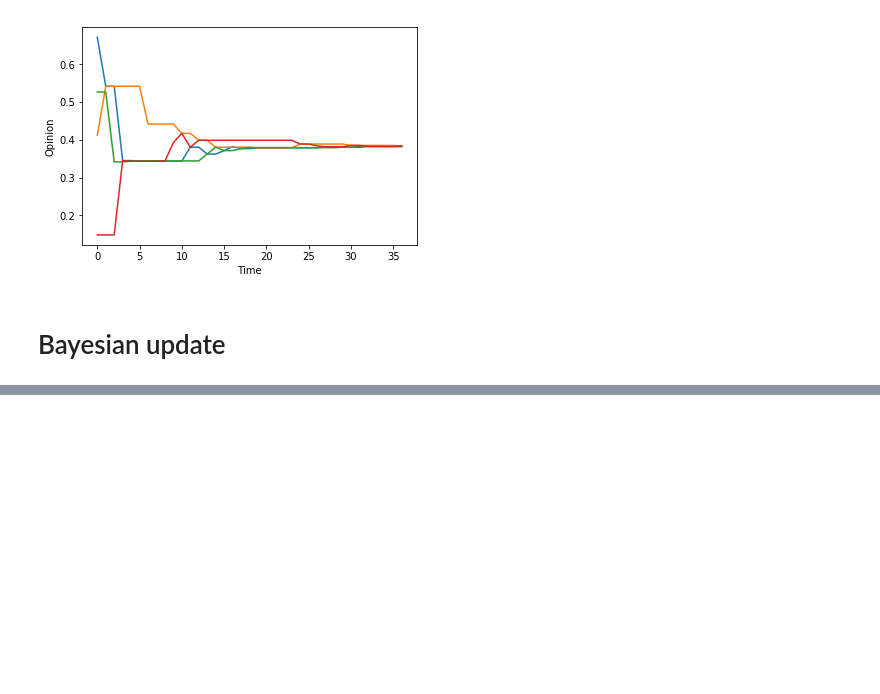
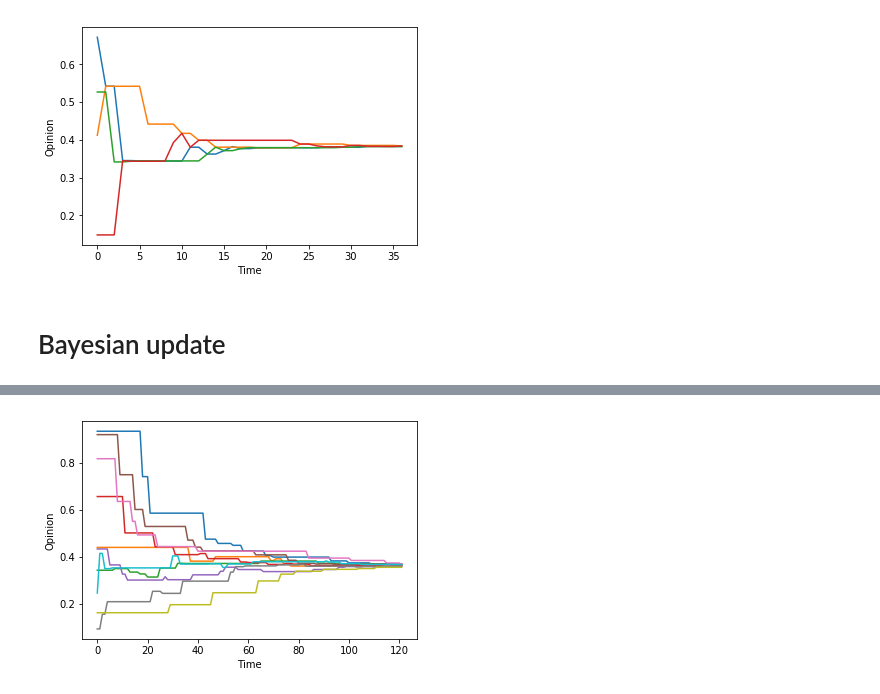
Before and after one commit to andresantoro/Social_Consensus, a Jupyter notebook: dynamic_solver/FastConsensusSolver/examples.ipynb, the cells around one changed output, grey strips where cells are left out. Saved outputs shown, nothing was run; the diff lists cells and outputs as text; code cells hidden in the pictures; blank space fills up the shorter version.

Commit message:
Created Bayesian update solvers, for both annealed and quenched

```diff
--- a/dynamic_solver/FastConsensusSolver/examples.ipynb
+++ b/dynamic_solver/FastConsensusSolver/examples.ipynb
@@ -143,0 +152,14 @@ plt.show()
+# %%
+from FastConsensusSolver import BayesianAnnealedSolver
+import matplotlib.pyplot as plt
+import numpy as np
+
+#define the system
+N = 10
+priority_dict = {i : i for i in range(N)}
+influence_dict = {i: 0.5 for i in range(N)}
+eta = 0.5
+seed = np.random.randint(0, 10**8)
+
+#define the solver with initial random state
+cs = BayesianAnnealedSolver(priority_dict, influence_dict, eta, seed)
@@ -143,0 +170,24 @@ plt.show()
+# %%
+#get the raw data for temporal evolution of state
+initial_state = cs.get_initial_state_vector()
+history_vector = cs.get_history_vector()
+
+#get the variation from the history and update state
+node_vector = np.arange(0,N)
+time_vector = np.arange(len(history_vector)+1)
+temporal_state_dict = {node: [opinion] for node, opinion in zip(node_vector, initial_state)}
+for t in time_vector[:-1]:
+    for node, temporal_opinion_vector in temporal_state_dict.items():
+        if history_vector[t][0] == node:
+            temporal_opinion_vector.append(temporal_opinion_vector[-1]+history_vector[t][1])
+        else:
+            temporal_opinion_vector.append(temporal_opinion_vector[-1])
+
+#draw the opinion of each node
+for node in node_vector:
+    plt.plot(time_vector, temporal_state_dict[node])
+plt.xlabel(r"Time")
+plt.ylabel(r"Opinion")
+plt.show()
+# %% [output]
+[figure, added]
```
Also changed, not shown: parts of 4 cells of this notebook, 6 other files.
